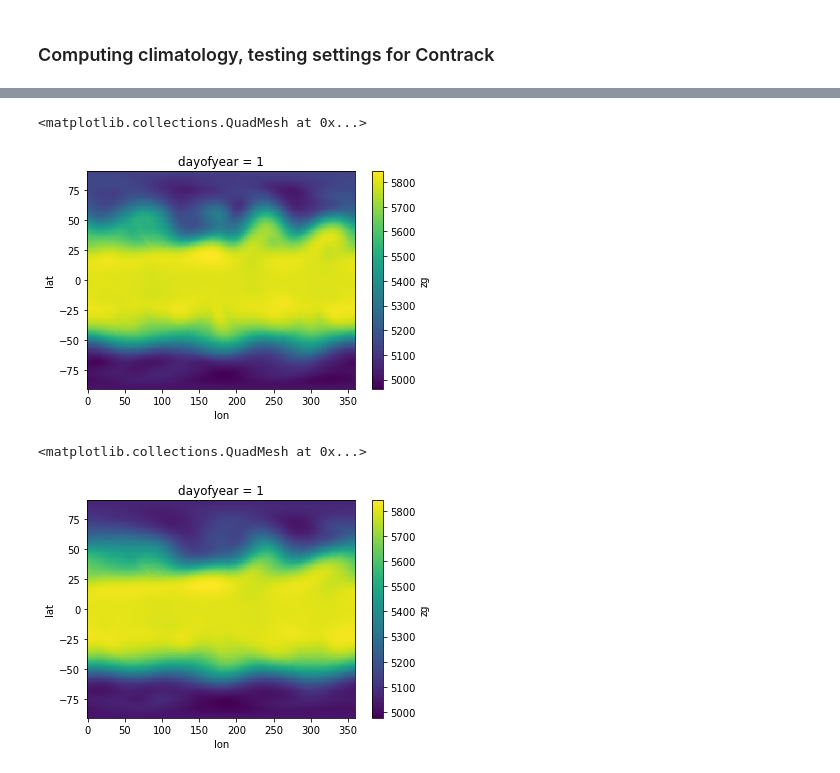
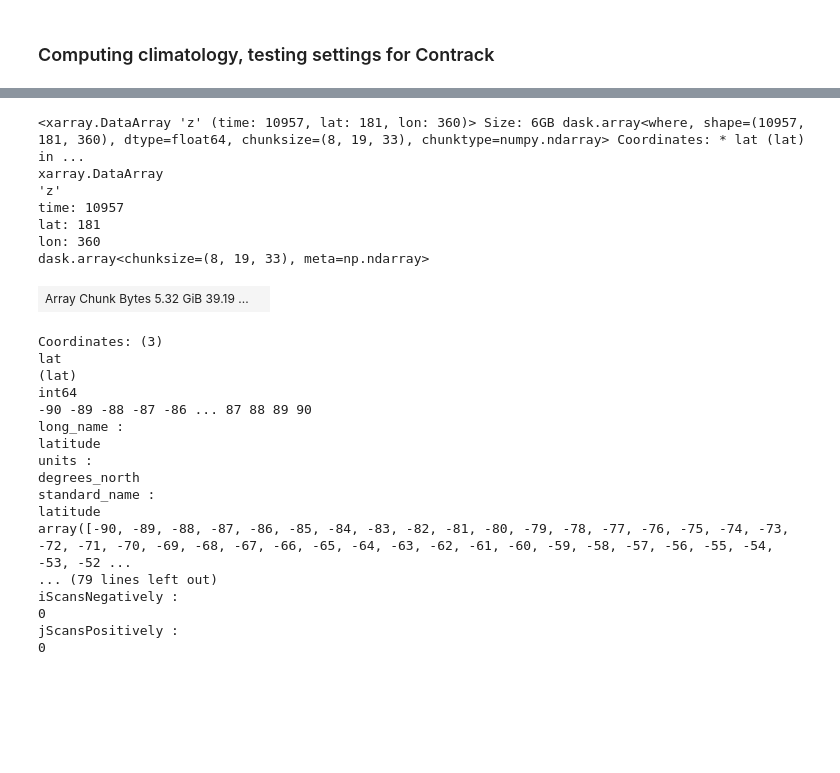
Before and after one commit to edgardotes/blocking, a Jupyter notebook: Compute_clim_icon_c3.ipynb, the cells around one changed output, grey strips where cells are left out. Saved outputs shown, nothing was run; the diff lists cells and outputs as text; code cells hidden in the pictures; blank space fills up the shorter version.

```diff
--- a/Compute_clim_icon_c3.ipynb
+++ b/Compute_clim_icon_c3.ipynb
@@ -35,24 +48,43 @@ m
 Attributes: (0)
 # %%
-### compute climatology
-clim = sample['zg'].groupby("time.dayofyear").mean("time")
-#clim[0,...].plot()
-window=31
-groupby="dayofyear"
-clim2 = clim.rolling(**{groupby:window}, center=True).mean().fillna(
-            clim[-window:].mean(dim=groupby))
-clim2[0,...].plot()
+# Define rolling window for climatology (8 years for long-term trends)
+smooth_window = 8
+clim = xr_in['z'].rolling(time=smooth_window, center=True).mean().fillna(xr_in['z'].isel(time=slice(0, smooth_window)).mean('time'))
+clim
 # %% [output]
-<matplotlib.collections.QuadMesh at 0x...>
+<xarray.DataArray 'z' (time: 10957, lat: 181, lon: 360)> Size: 6GB dask.array<where, shape=(10957, 181, 360), dtype=float64, chunksize=(8, 19, 33), chunktype=numpy.ndarray> Coordinates: * lat (lat) in ...
+xarray.DataArray
+'z'
+time: 10957
+lat: 181
+lon: 360
+dask.array<chunksize=(8, 19, 33), meta=np.ndarray>
-[figure, removed]
+| Array Chunk Bytes 5.32 GiB 39.19 ... |  |
+Coordinates: (3)
+lat
+(lat)
+int64
+-90 -89 -88 -87 -86 ... 87 88 89 90
+long_name :
+latitude
+units :
+degrees_north
+standard_name :
+latitude
+array([-90, -89, -88, -87, -86, -85, -84, -83, -82, -81, -80, -79, -78, -77, -76, -75, -74, -73, -72, -71, -70, -69, -68, -67, -66, -65, -64, -63, -62, -61, -60, -59, -58, -57, -56, -55, -54, -53, -52 ...
+... (79 lines left out)
+iScansNegatively :
+0
+jScansPositively :
+0
 # %%
-### Full dataset
-clim = icon_data['zg'].groupby("time.dayofyear").mean("time")
-window=31
-groupby="dayofyear"
-clim2 = clim.rolling(**{groupby:window}, center=True).mean().fillna(
-            clim[-window:].mean(dim=groupby))
-clim2[0,...].plot()
+# Remove seasonality (31-day window)
+seasonal_window = 31
+groupby = "dayofyear"
+clim2 = clim.groupby("time.dayofyear").mean("time")
+clim2 = clim2.rolling(**{groupby: seasonal_window}, center=True).mean().fillna(clim2[-seasonal_window:].mean(dim=groupby))
+
+# Compute anomaly by subtracting climatology
+anom = (xr_in['z'].groupby('time.dayofyear') - clim2)
+
+anom
-# %% [output]
-<matplotlib.collections.QuadMesh at 0x...>
-[figure, removed]
```
Also changed, not shown: parts of 5 cells of this notebook.
